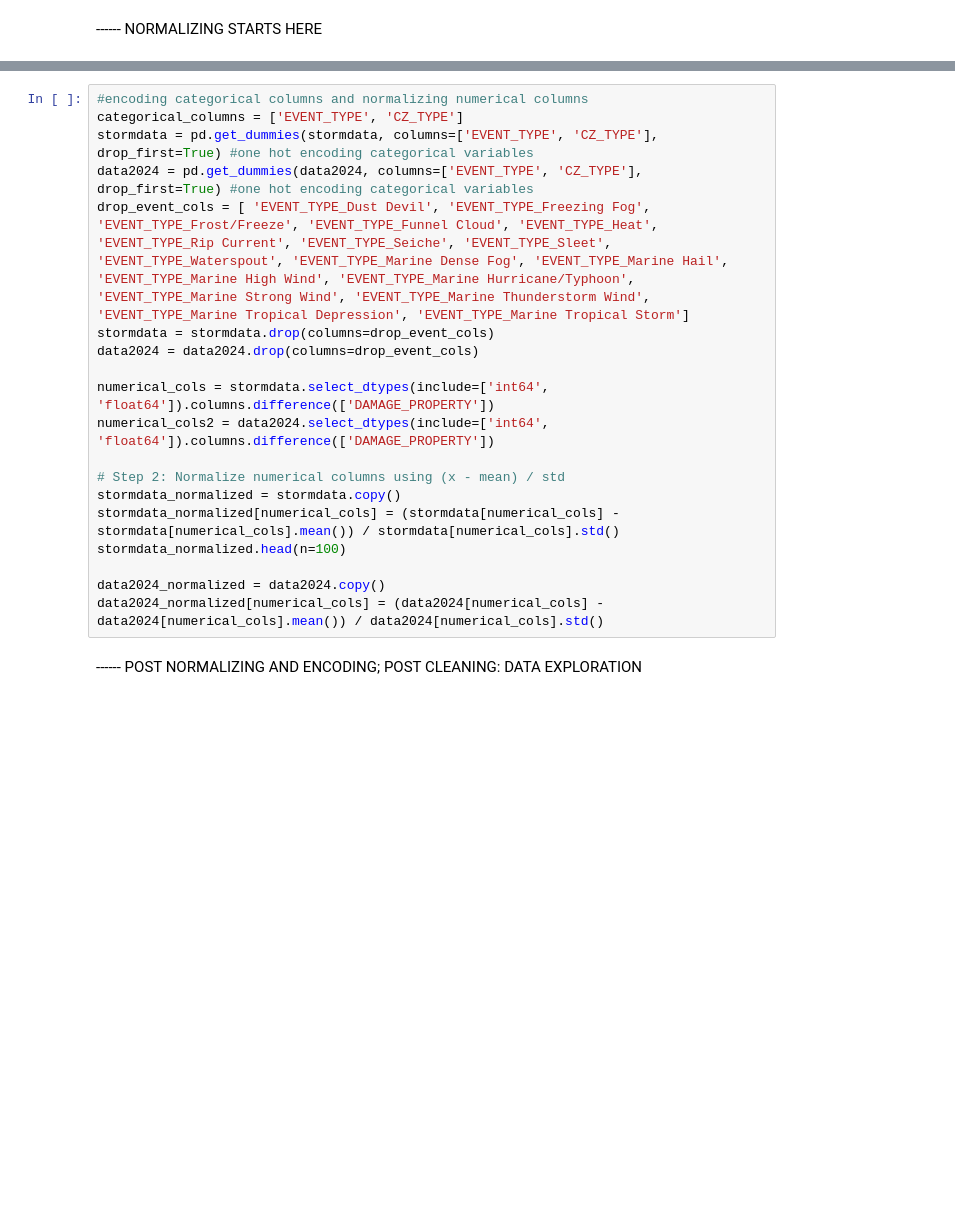
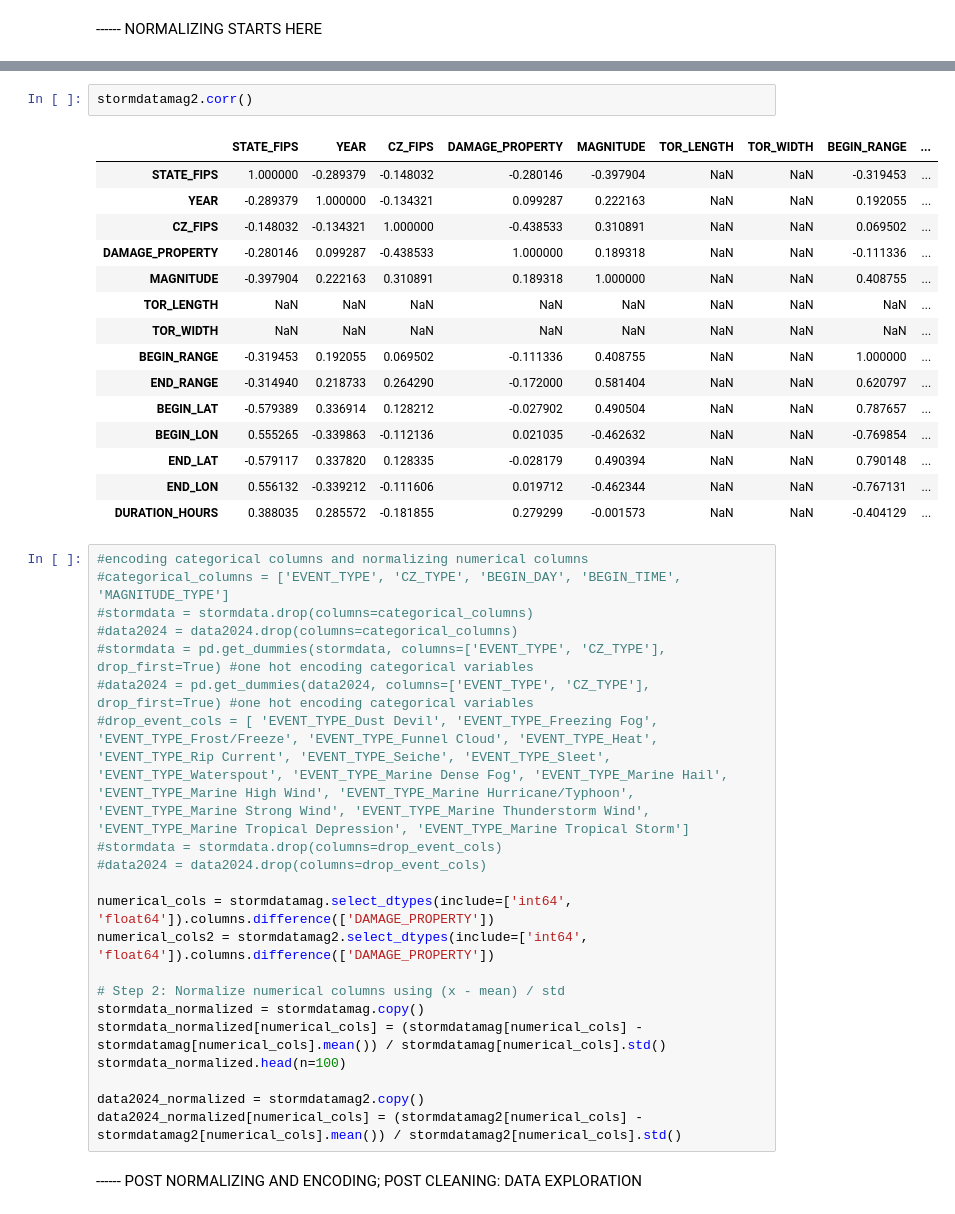
Before and after one commit to HeinS04/MA0218-miniproj, a Jupyter notebook: Stormanalysis.ipynb, the cells around one changed output, grey strips where cells are left out. Cells and saved outputs as stored; diff of their text form; blank space fills up the shorter version.

```diff
--- a/Stormanalysis.ipynb
+++ b/Stormanalysis.ipynb
@@ -165,22 +274,42 @@ data2024 = data2024[data2024['DAMAGE_PROPERTY'] != 0]
+# %%
+stormdatamag2.corr()
+# %% [output]
+|  | STATE_FIPS | YEAR | CZ_FIPS | DAMAGE_PROPERTY | MAGNITUDE | TOR_LENGTH | TOR_WIDTH | BEGIN_RANGE | ... |
+| STATE_FIPS | 1.000000 | -0.289379 | -0.148032 | -0.280146 | -0.397904 | NaN | NaN | -0.319453 | ... |
+| YEAR | -0.289379 | 1.000000 | -0.134321 | 0.099287 | 0.222163 | NaN | NaN | 0.192055 | ... |
+| CZ_FIPS | -0.148032 | -0.134321 | 1.000000 | -0.438533 | 0.310891 | NaN | NaN | 0.069502 | ... |
+| DAMAGE_PROPERTY | -0.280146 | 0.099287 | -0.438533 | 1.000000 | 0.189318 | NaN | NaN | -0.111336 | ... |
+| MAGNITUDE | -0.397904 | 0.222163 | 0.310891 | 0.189318 | 1.000000 | NaN | NaN | 0.408755 | ... |
+| TOR_LENGTH | NaN | NaN | NaN | NaN | NaN | NaN | NaN | NaN | ... |
+| TOR_WIDTH | NaN | NaN | NaN | NaN | NaN | NaN | NaN | NaN | ... |
+| BEGIN_RANGE | -0.319453 | 0.192055 | 0.069502 | -0.111336 | 0.408755 | NaN | NaN | 1.000000 | ... |
+| END_RANGE | -0.314940 | 0.218733 | 0.264290 | -0.172000 | 0.581404 | NaN | NaN | 0.620797 | ... |
+| BEGIN_LAT | -0.579389 | 0.336914 | 0.128212 | -0.027902 | 0.490504 | NaN | NaN | 0.787657 | ... |
+| BEGIN_LON | 0.555265 | -0.339863 | -0.112136 | 0.021035 | -0.462632 | NaN | NaN | -0.769854 | ... |
+| END_LAT | -0.579117 | 0.337820 | 0.128335 | -0.028179 | 0.490394 | NaN | NaN | 0.790148 | ... |
+| END_LON | 0.556132 | -0.339212 | -0.111606 | 0.019712 | -0.462344 | NaN | NaN | -0.767131 | ... |
+| DURATION_HOURS | 0.388035 | 0.285572 | -0.181855 | 0.279299 | -0.001573 | NaN | NaN | -0.404129 | ... |
 # %%
 #encoding categorical columns and normalizing numerical columns
-categorical_columns = ['EVENT_TYPE', 'CZ_TYPE']
-stormdata = pd.get_dummies(stormdata, columns=['EVENT_TYPE', 'CZ_TYPE'], drop_first=True) #one hot encoding categorical variables
-data2024 = pd.get_dummies(data2024, columns=['EVENT_TYPE', 'CZ_TYPE'], drop_first=True) #one hot encoding categorical variables
-drop_event_cols = [ 'EVENT_TYPE_Dust Devil', 'EVENT_TYPE_Freezing Fog', 'EVENT_TYPE_Frost/Freeze', 'EVENT_TYPE_Funnel Cloud', 'EVENT_TYPE_Heat', 'EVENT_TYPE_Rip Current', 'EVENT_TYPE_Seiche', 'EVENT_TYPE_Sleet', 'EVENT_TYPE_Waterspout', 'EVENT_TYPE_Marine Dense Fog', 'EVENT_TYPE_Marine Hail', 'EVENT_TYPE_Marine High Wind', 'EVENT_TYPE_Marine Hurricane/Typhoon', 'EVENT_TYPE_Marine Strong Wind', 'EVENT_TYPE_Marine Thunderstorm Wind', 'EVENT_TYPE_Marine Tropical Depression', 'EVENT_TYPE_Marine Tropical Storm']
-stormdata = stormdata.drop(columns=drop_event_cols)
-data2024 = data2024.drop(columns=drop_event_cols)
+#categorical_columns = ['EVENT_TYPE', 'CZ_TYPE', 'BEGIN_DAY', 'BEGIN_TIME', 'MAGNITUDE_TYPE']
+#stormdata = stormdata.drop(columns=categorical_columns)
+#data2024 = data2024.drop(columns=categorical_columns)
+#stormdata = pd.get_dummies(stormdata, columns=['EVENT_TYPE', 'CZ_TYPE'], drop_first=True) #one hot encoding categorical variables
+#data2024 = pd.get_dummies(data2024, columns=['EVENT_TYPE', 'CZ_TYPE'], drop_first=True) #one hot encoding categorical variables
+#drop_event_cols = [ 'EVENT_TYPE_Dust Devil', 'EVENT_TYPE_Freezing Fog', 'EVENT_TYPE_Frost/Freeze', 'EVENT_TYPE_Funnel Cloud', 'EVENT_TYPE_Heat', 'EVENT_TYPE_Rip Current', 'EVENT_TYPE_Seiche', 'EVENT_TYPE_Sleet', 'EVENT_TYPE_Waterspout', 'EVENT_TYPE_Marine Dense Fog', 'EVENT_TYPE_Marine Hail', 'EVENT_TYPE_Marine High Wind', 'EVENT_TYPE_Marine Hurricane/Typhoon', 'EVENT_TYPE_Marine Strong Wind', 'EVENT_TYPE_Marine Thunderstorm Wind', 'EVENT_TYPE_Marine Tropical Depression', 'EVENT_TYPE_Marine Tropical Storm']
+#stormdata = stormdata.drop(columns=drop_event_cols)
+#data2024 = data2024.drop(columns=drop_event_cols)
 
-numerical_cols = stormdata.select_dtypes(include=['int64', 'float64']).columns.difference(['DAMAGE_PROPERTY'])
-numerical_cols2 = data2024.select_dtypes(include=['int64', 'float64']).columns.difference(['DAMAGE_PROPERTY'])
+numerical_cols = stormdatamag.select_dtypes(include=['int64', 'float64']).columns.difference(['DAMAGE_PROPERTY'])
+numerical_cols2 = stormdatamag2.select_dtypes(include=['int64', 'float64']).columns.difference(['DAMAGE_PROPERTY'])
 
 # Step 2: Normalize numerical columns using (x - mean) / std
-stormdata_normalized = stormdata.copy()
-stormdata_normalized[numerical_cols] = (stormdata[numerical_cols] - stormdata[numerical_cols].mean()) / stormdata[numerical_cols].std()
+stormdata_normalized = stormdatamag.copy()
+stormdata_normalized[numerical_cols] = (stormdatamag[numerical_cols] - stormdatamag[numerical_cols].mean()) / stormdatamag[numerical_cols].std()
 stormdata_normalized.head(n=100)
 
-data2024_normalized = data2024.copy()
-data2024_normalized[numerical_cols] = (data2024[numerical_cols] - data2024[numerical_cols].mean()) / data2024[numerical_cols].std()
+data2024_normalized = stormdatamag2.copy()
+data2024_normalized[numerical_cols] = (stormdatamag2[numerical_cols] - stormdatamag2[numerical_cols].mean()) / stormdatamag2[numerical_cols].std()
 # %% [markdown]
 
 
```
Also changed, not shown: parts of 24 cells of this notebook.
